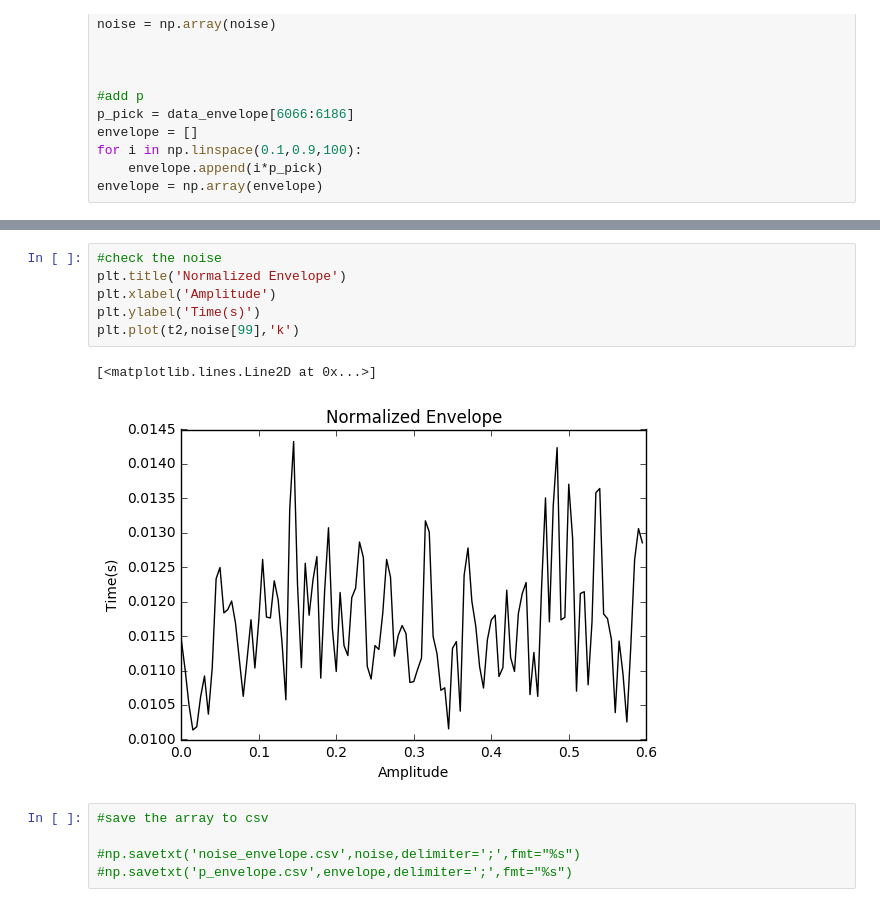
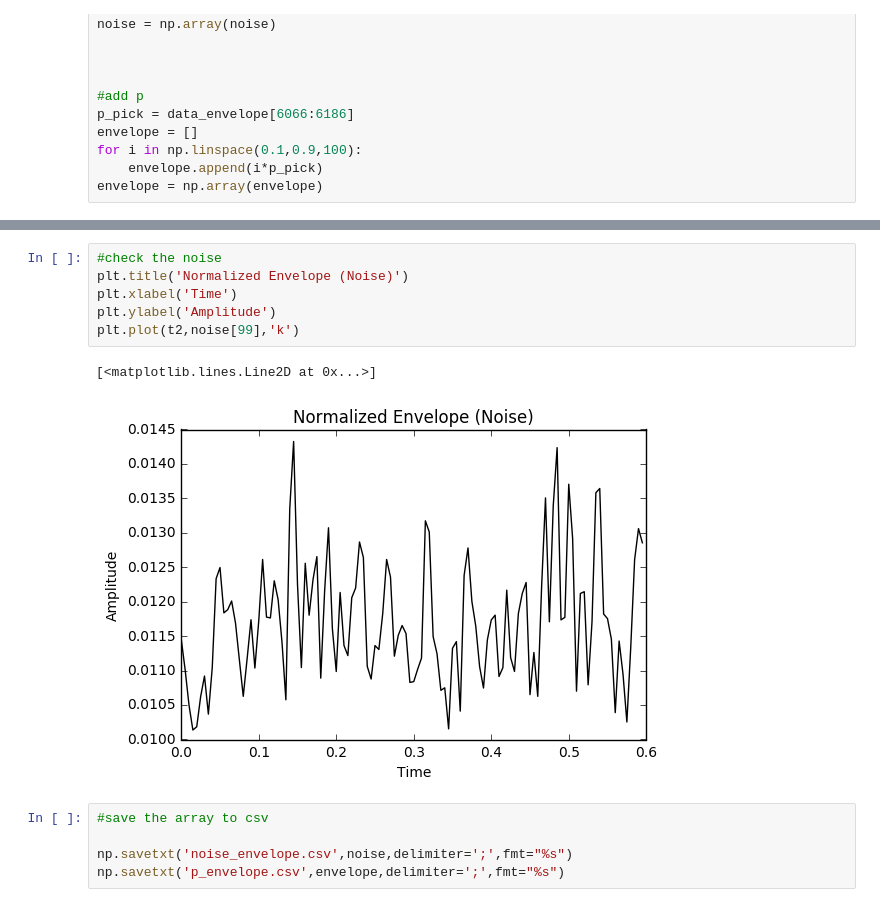
Before and after one commit to internnos/final-project, a Jupyter notebook: Envelope.ipynb, the cells around one changed output, grey strips where cells are left out. Saved outputs shown, nothing was run; the diff lists cells and outputs as text.

```diff
--- a/Envelope.ipynb
+++ b/Envelope.ipynb
@@ -93,14 +93,14 @@ plt.plot(t2,envelope[99],'k')
 # %%
 #check the noise
-plt.title('Normalized Envelope')
-plt.xlabel('Amplitude')
-plt.ylabel('Time(s)')
+plt.title('Normalized Envelope (Noise)')
+plt.xlabel('Time')
+plt.ylabel('Amplitude')
 plt.plot(t2,noise[99],'k')
 # %% [output]
 [<matplotlib.lines.Line2D at 0x...>]
-[figure, old version]
+[figure, new version]
 # %%
 #save the array to csv
 
-#np.savetxt('noise_envelope.csv',noise,delimiter=';',fmt="%s")
-#np.savetxt('p_envelope.csv',envelope,delimiter=';',fmt="%s")
+np.savetxt('noise_envelope.csv',noise,delimiter=';',fmt="%s")
+np.savetxt('p_envelope.csv',envelope,delimiter=';',fmt="%s")
```
Also changed, not shown: parts of 3 cells of this notebook, 1 other file.
